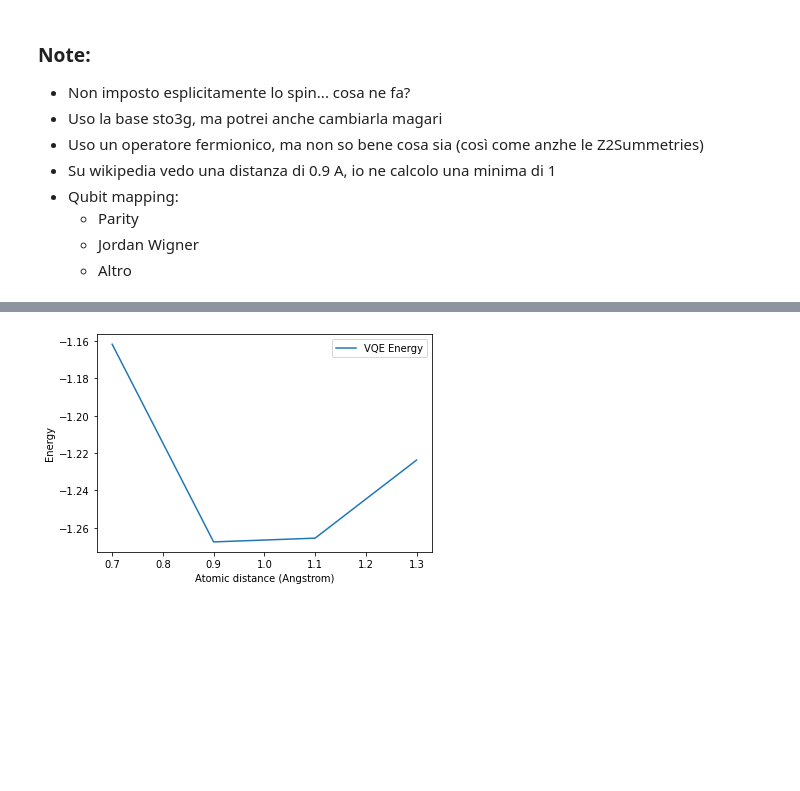
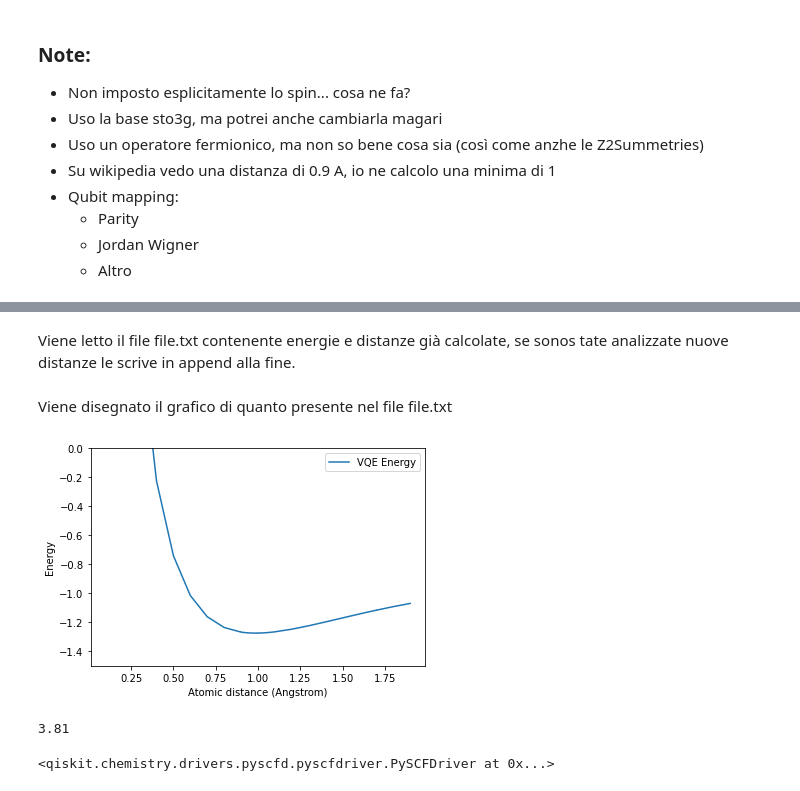
Before and after one commit to qismib/MEQuVA, a Jupyter notebook: VQE H3.ipynb, the cells around one changed output, grey strips where cells are left out. Drawn from its saved outputs; the diff is of its cells as text; code cells hidden in the pictures; blank space fills up the shorter version.

```diff
--- a/VQE H3.ipynb
+++ b/VQE H3.ipynb
@@ -115,8 +137,46 @@ plt.show()
-# %%
-plt.plot(distances, vqe_energies, label="VQE Energy")
-plt.xlabel('Atomic distance (Angstrom)')
-plt.ylabel('Energy')
-plt.legend()
-plt.show()
-# %% [output]
-[figure, removed]
+# %% [markdown]
+Viene letto il file file.txt contenente energie e distanze già calcolate, se sonos tate analizzate nuove distanze le scrive in append alla fine.
+# %%
+with open('file.txt') as f:
+    #w, h = [int(x) for x in next(f).split()] # read first line
+    distanze_energie = []
+    for line in f: # read rest of lines
+        w,h=[float(x) for x in line.split()]
+        distanze_energie.append((w,h))
+f=open('file.txt', 'w+')
+i = -1
+for dist in distances:
+    i=i+1
+    if (dist,vqe_energies[i]) not in distanze_energie:
+        distanze_energie.append((dist, vqe_energies[i]))
+distanze_energie.sort(key=lambda pair: pair[0])
+for i in distanze_energie:
+    f.write(str(i[0]) + " " + str(i[1]) + "\n")
+f.close()
+# %% [markdown]
+Viene disegnato il grafico di quanto presente nel file file.txt
+# %%
+f=open('file.txt')
+    #w, h = [int(x) for x in next(f).split()] # read first line
+distanze = []
+energie = []
+for line in f: # read rest of lines
+    w,h=[float(x) for x in line.split()]
+    distanze.append(w)
+    energie.append(h)
+plt.plot(distanze, energie, label="VQE Energy")
+plt.xlabel('Atomic distance (Angstrom)')
+plt.ylabel('Energy')
+plt.legend()
+plt.ylim([-1.5, -0])
+plt.show()
+# %% [output]
+[figure, added]
+# %%
+3*1.27
+# %% [output]
+3.81
+# %%
+get_driver(0.9)
+# %% [output]
+<qiskit.chemistry.drivers.pyscfd.pyscfdriver.PySCFDriver at 0x...>
```
Also changed, not shown: parts of 9 cells of this notebook, 3 other files.
